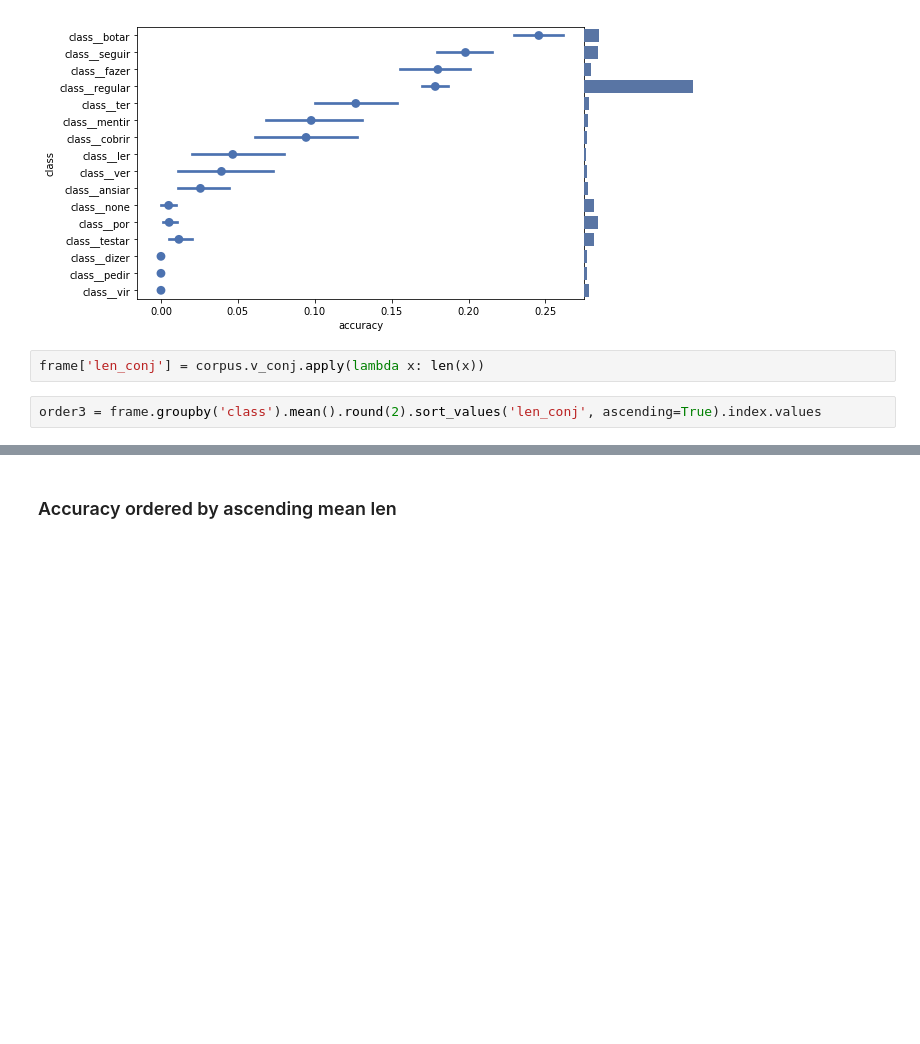
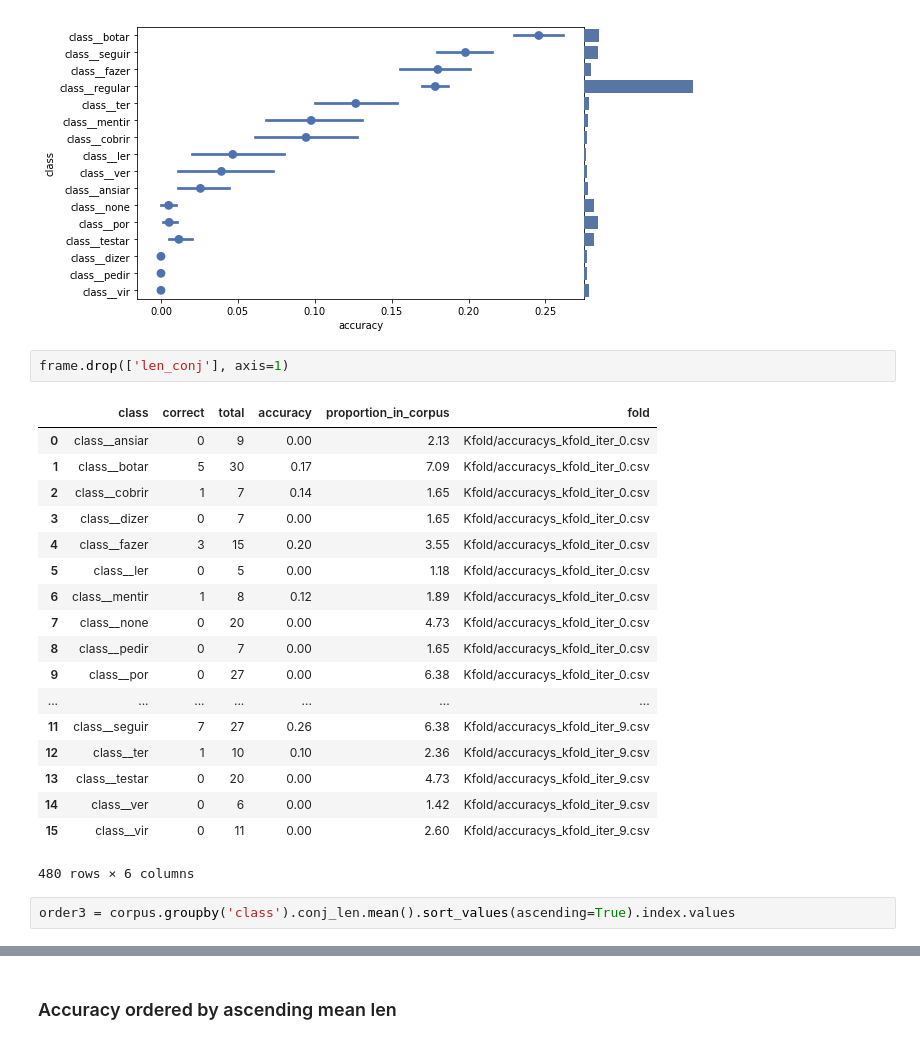
Before and after one commit to beatrizalbiero/MsResearch, a Jupyter notebook: WickelfeaturesProject/encoder-decoder.ipynb, the cells around one changed output, grey strips where cells are left out. Cells and saved outputs as stored; diff of their text form; blank space fills up the shorter version.

```diff
--- a/WickelfeaturesProject/encoder-decoder.ipynb
+++ b/WickelfeaturesProject/encoder-decoder.ipynb
@@ -230,7 +363,26 @@ sns.barplot(x='total', y='class', data=frame, order=order2, color='b')
 ax.set_axis_off()
 # %% [output]
 [figure]
-# %%
-frame['len_conj'] = corpus.v_conj.apply(lambda x: len(x))
+# %%
+frame.drop(['len_conj'], axis=1)
+# %% [output]
+|  | class | correct | total | accuracy | proportion_in_corpus | fold |
+| 0 | class__ansiar | 0 | 9 | 0.00 | 2.13 | Kfold/accuracys_kfold_iter_0.csv |
+| 1 | class__botar | 5 | 30 | 0.17 | 7.09 | Kfold/accuracys_kfold_iter_0.csv |
+| 2 | class__cobrir | 1 | 7 | 0.14 | 1.65 | Kfold/accuracys_kfold_iter_0.csv |
+| 3 | class__dizer | 0 | 7 | 0.00 | 1.65 | Kfold/accuracys_kfold_iter_0.csv |
+| 4 | class__fazer | 3 | 15 | 0.20 | 3.55 | Kfold/accuracys_kfold_iter_0.csv |
+| 5 | class__ler | 0 | 5 | 0.00 | 1.18 | Kfold/accuracys_kfold_iter_0.csv |
+| 6 | class__mentir | 1 | 8 | 0.12 | 1.89 | Kfold/accuracys_kfold_iter_0.csv |
+| 7 | class__none | 0 | 20 | 0.00 | 4.73 | Kfold/accuracys_kfold_iter_0.csv |
+| 8 | class__pedir | 0 | 7 | 0.00 | 1.65 | Kfold/accuracys_kfold_iter_0.csv |
+| 9 | class__por | 0 | 27 | 0.00 | 6.38 | Kfold/accuracys_kfold_iter_0.csv |
+| ... | ... | ... | ... | ... | ... | ... |
+| 11 | class__seguir | 7 | 27 | 0.26 | 6.38 | Kfold/accuracys_kfold_iter_9.csv |
+| 12 | class__ter | 1 | 10 | 0.10 | 2.36 | Kfold/accuracys_kfold_iter_9.csv |
+| 13 | class__testar | 0 | 20 | 0.00 | 4.73 | Kfold/accuracys_kfold_iter_9.csv |
+| 14 | class__ver | 0 | 6 | 0.00 | 1.42 | Kfold/accuracys_kfold_iter_9.csv |
+| 15 | class__vir | 0 | 11 | 0.00 | 2.60 | Kfold/accuracys_kfold_iter_9.csv |
+480 rows × 6 columns
 # %%
-order3 = frame.groupby('class').mean().round(2).sort_values('len_conj', ascending=True).index.values
+order3 = corpus.groupby('class').conj_len.mean().sort_values(ascending=True).index.values
```
Also changed, not shown: parts of 16 cells of this notebook.
